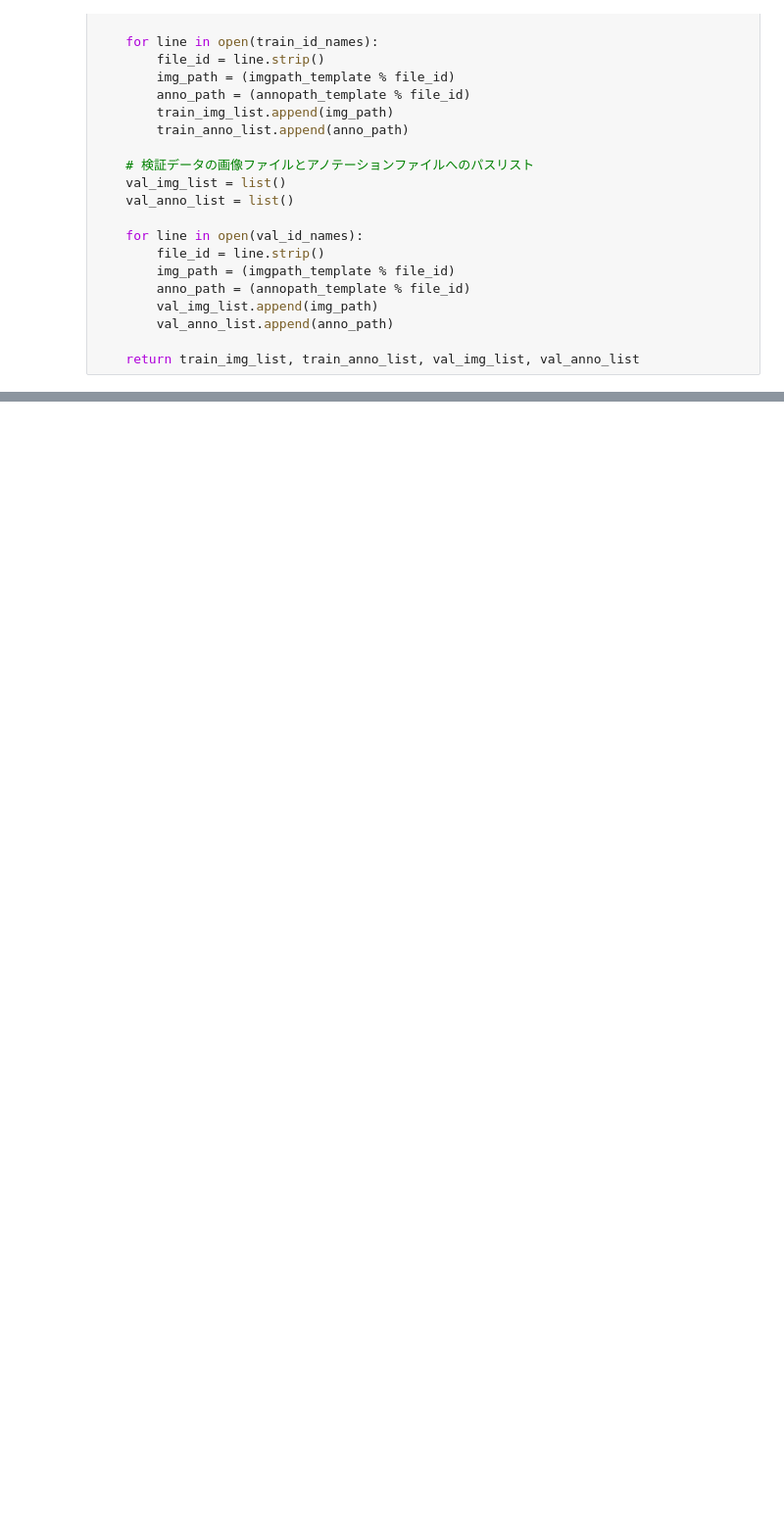
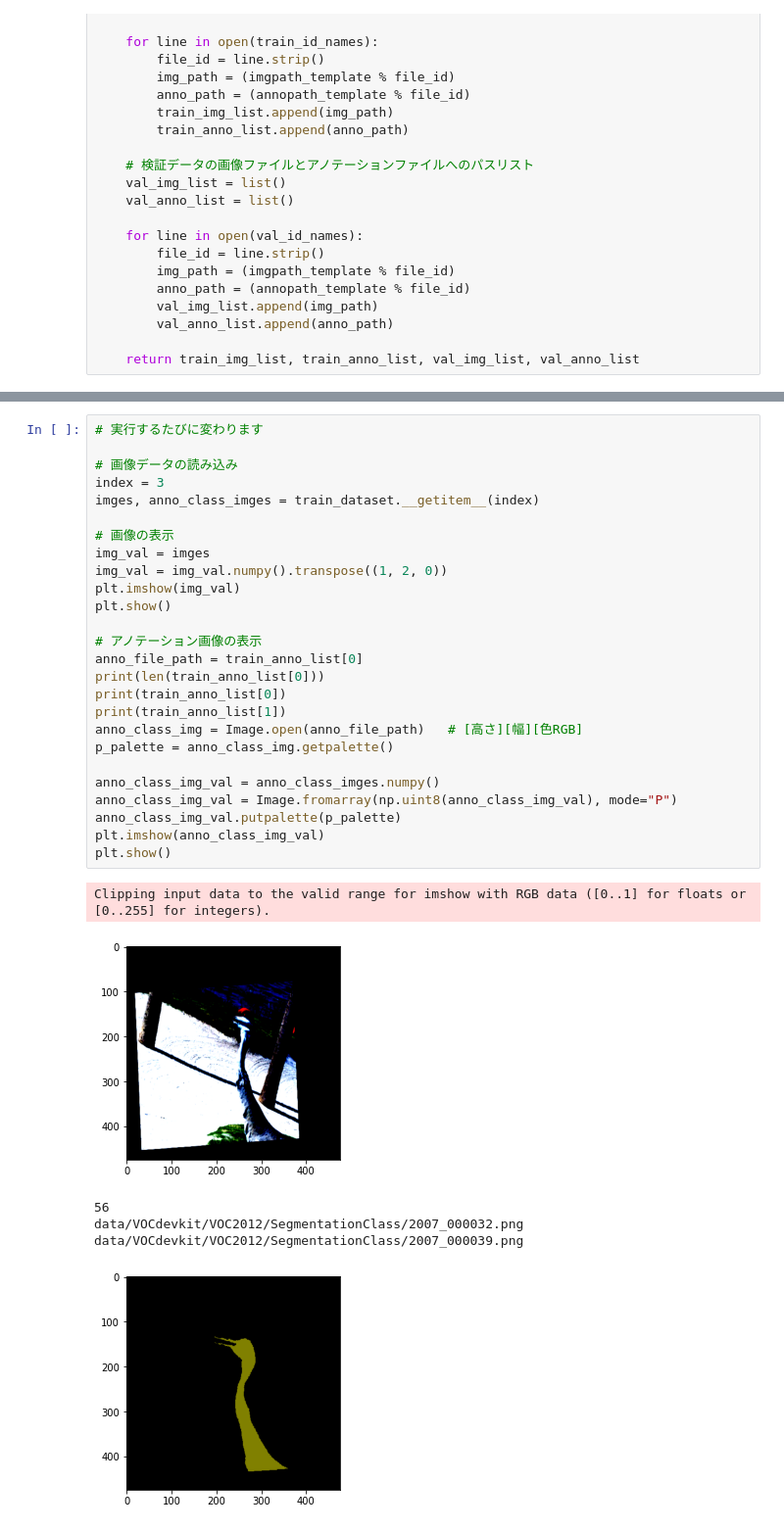
Before and after one commit to Hase-U/learn_pytorch_advanced, a Jupyter notebook: mycode/3_semantic_segmentation/PSPNet.ipynb, the cells around one changed output, grey strips where cells are left out. Shown: that part at 98% size. Cells and saved outputs as stored; diff of their text form; blank space fills up the shorter version.

```diff
--- a/mycode/3_semantic_segmentation/PSPNet.ipynb
+++ b/mycode/3_semantic_segmentation/PSPNet.ipynb
@@ -110,0 +241,33 @@ def make_datapath_list(rootpath):
+# %%
+# 実行するたびに変わります
+
+# 画像データの読み込み
+index = 3
+imges, anno_class_imges = train_dataset.__getitem__(index)
+
+# 画像の表示
+img_val = imges
+img_val = img_val.numpy().transpose((1, 2, 0))
+plt.imshow(img_val)
+plt.show()
+
+# アノテーション画像の表示
+anno_file_path = train_anno_list[0]
+print(len(train_anno_list[0]))
+print(train_anno_list[0])
+print(train_anno_list[1])
+anno_class_img = Image.open(anno_file_path)   # [高さ][幅][色RGB]
+p_palette = anno_class_img.getpalette()
+
+anno_class_img_val = anno_class_imges.numpy()
+anno_class_img_val = Image.fromarray(np.uint8(anno_class_img_val), mode="P")
+anno_class_img_val.putpalette(p_palette)
+plt.imshow(anno_class_img_val)
+plt.show()
+# %% [output]
+Clipping input data to the valid range for imshow with RGB data ([0..1] for floats or [0..255] for integers).
+[figure, added]
+56
+data/VOCdevkit/VOC2012/SegmentationClass/2007_000032.png
+data/VOCdevkit/VOC2012/SegmentationClass/2007_000039.png
+[figure, added]
```
Also changed, not shown: parts of 11 cells of this notebook, 1 other file.
